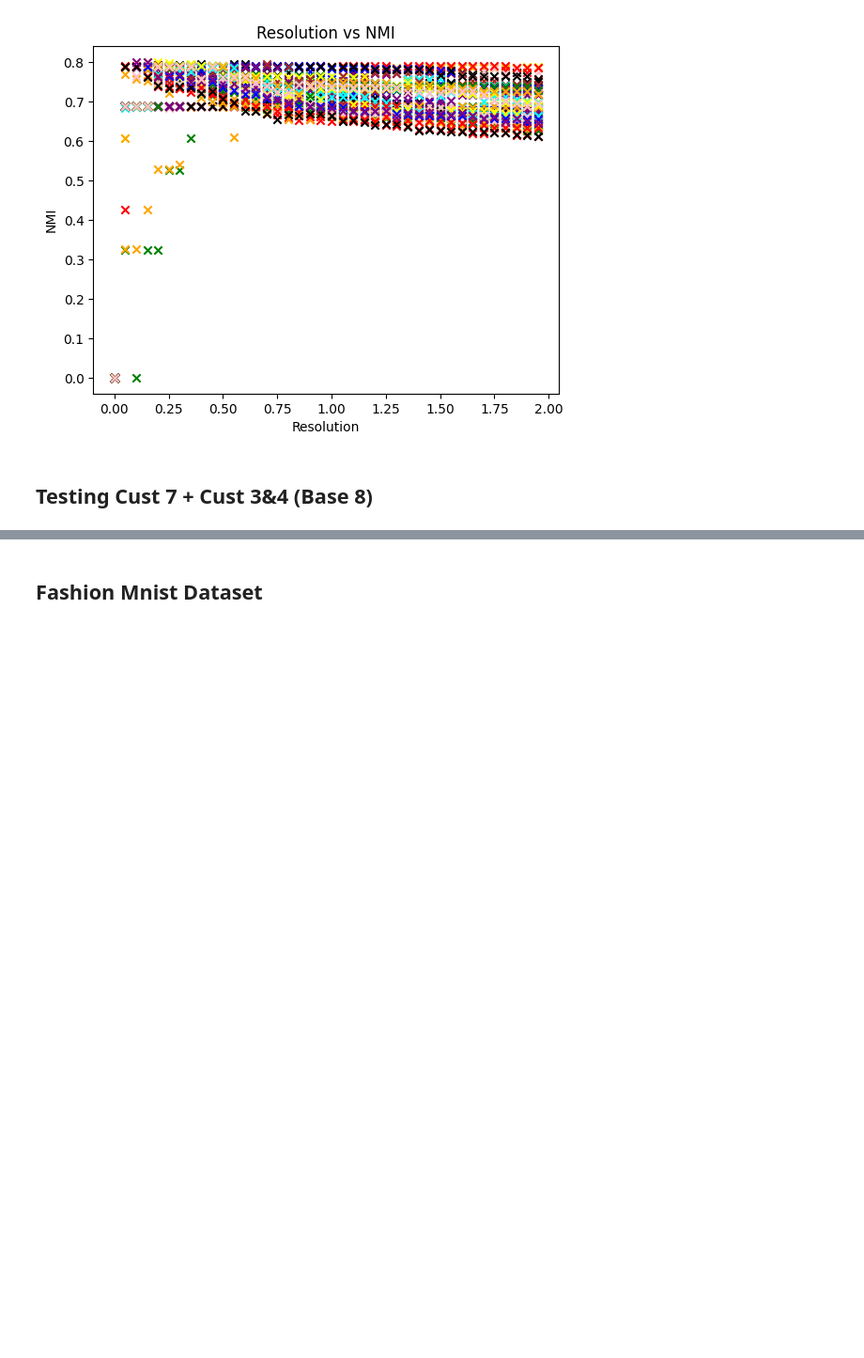
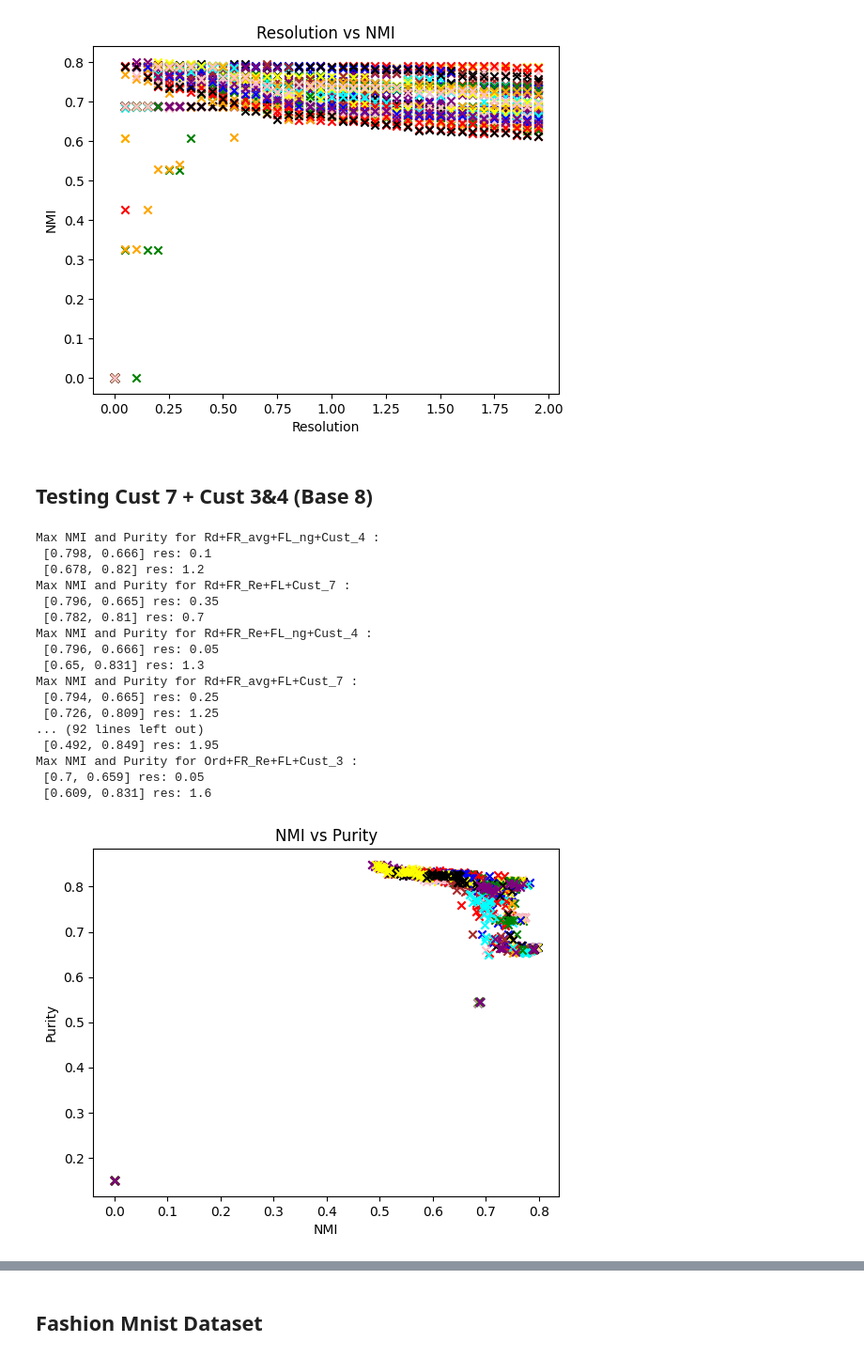
Before and after one commit to csmukherjee/MCPC_Clustering, a Jupyter notebook: Codes/Test_General.ipynb, the cells around one changed output, grey strips where cells are left out. Shown at 94% size. Cells and saved outputs as stored; diff of their text form; code cells hidden in the pictures; blank space fills up the shorter version.

```diff
--- a/Codes/Test_General.ipynb
+++ b/Codes/Test_General.ipynb
@@ -300,36 +303,55 @@ for FR_order in [0,1]:
                 name = str(FR_ord[FR_order] + '+' + FR_Recalc[FR_Rec] + '+' + FR_tp[FR_type] + '+' + Mod_tp[Mod_type])
                 names.append(name)
                 labels=[]
 
                 if Mod_type==3:
                     res_list = []
-                    for i in range(3):
-                        res_list.append(i/3)
+                    for i in range(40):
+                        res_list.append(i/20)
                     #res_list=[0.1,0.18,0.2,0.22,0.24,0.26,0.28,0.3,0.4,0.5,0.7,0.85,1,1.3,1.5]
                     #res_list=[0.24,0.26]
                 elif Mod_type==4:
 
                     res_list = []
-                    for i in range(3):
-                        res_list.append(i/3)
+                    for i in range(40):
+                        res_list.append(i/20)
                     #res_list = [1.5,1.7,1.9,2,2.2,2.5,2.7,2.9,3,3.1,3.2,3.3,3.4,3.5,4]
                     #res_list=[3.3,3.5]
                 elif Mod_type==7:
 
                     res_list = []
-                    for i in range(3):
-                        res_list.append(i/3)
+                    for i in range(40):
+                        res_list.append(i/20)
                     #res_list = [1.5,1.7,1.9,2,2.2,2.5,2.7,2.9,3,3.1,3.2,3.3,3.4,3.5,4]
                     #res_list=[3.3,3.5]
 
                 for res in res_list:
                     partition = RC.louvain_partitions(G, seed=0,resolution=res,FR_order=FR_order, FR_Recalc=FR_Rec, FR_type=FR_type, Mod_type=Mod_type, exp_base=8)
                     label_new=get_labels(partition,n)
                     labels.append(label_new)
                     #print(res,round(NMI(label,label_new),2),round(met.purity_score(label,label_new),2))
                 total_labels.append(labels)
                 res_.append(res_list)
 
 an.metrics_summary_general(total_labels,label,res_,names)
 
 #an.metrics_summary(total_labels,label,res_,names)
+# %% [output]
+Max NMI and Purity for Rd+FR_avg+FL_ng+Cust_4 :
+ [0.798, 0.666] res: 0.1
+ [0.678, 0.82] res: 1.2
+Max NMI and Purity for Rd+FR_Re+FL+Cust_7 :
+ [0.796, 0.665] res: 0.35
+ [0.782, 0.81] res: 0.7
+Max NMI and Purity for Rd+FR_Re+FL_ng+Cust_4 :
+ [0.796, 0.666] res: 0.05
+ [0.65, 0.831] res: 1.3
+Max NMI and Purity for Rd+FR_avg+FL+Cust_7 :
+ [0.794, 0.665] res: 0.25
+ [0.726, 0.809] res: 1.25
+... (92 lines left out)
+ [0.492, 0.849] res: 1.95
+Max NMI and Purity for Ord+FR_Re+FL+Cust_3 :
+ [0.7, 0.659] res: 0.05
+ [0.609, 0.831] res: 1.6
+[figure, added]
```
Also changed, not shown: parts of 10 cells of this notebook, 3 other files.
